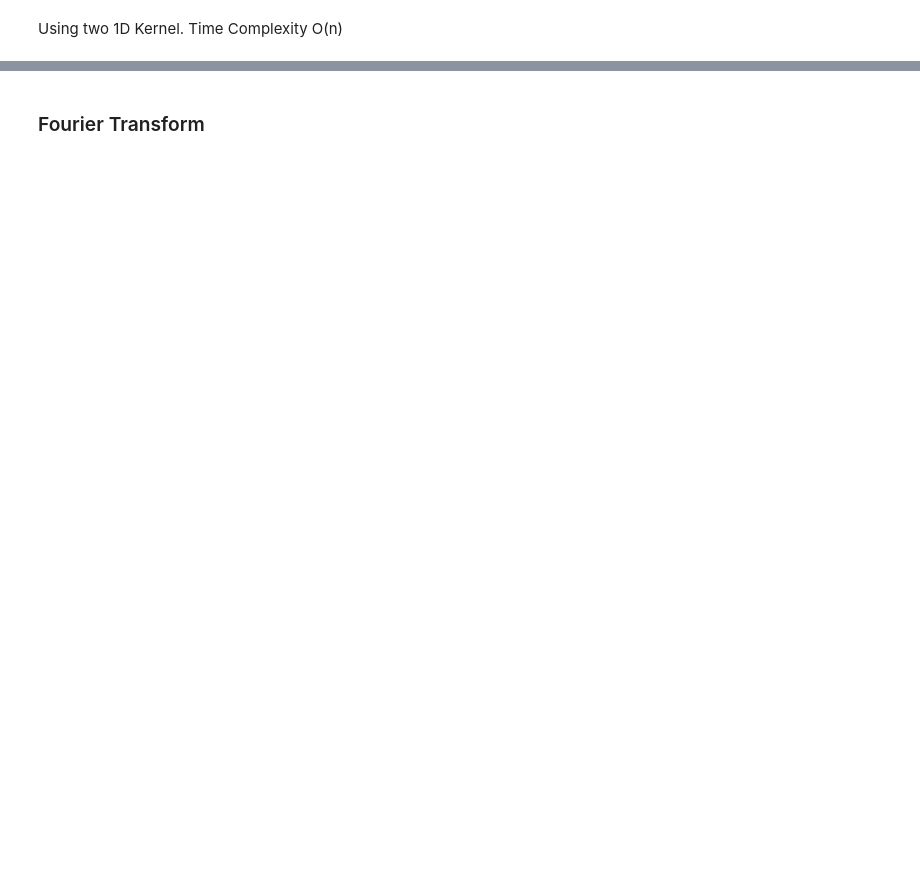
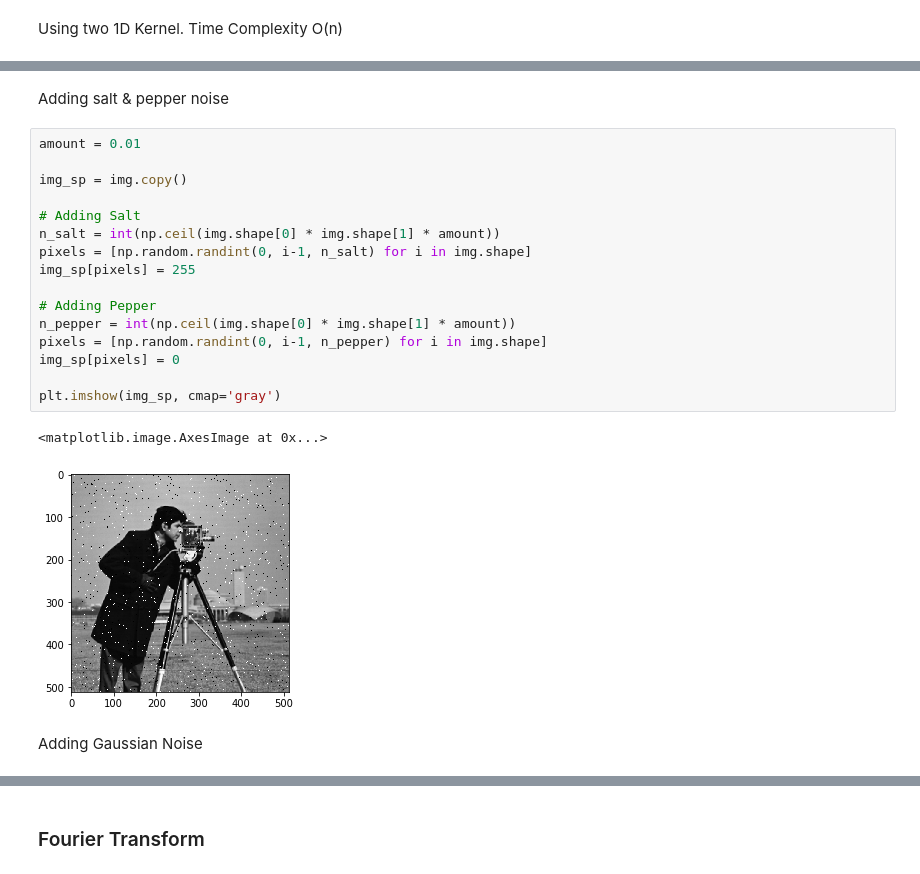
Before and after one commit to udbhav-sharma/CV, a Jupyter notebook: Experiments.ipynb, the cells around one changed output, grey strips where cells are left out. Drawn from its saved outputs; the diff is of its cells as text; blank space fills up the shorter version.

```diff
--- a/Experiments.ipynb
+++ b/Experiments.ipynb
@@ -234,0 +231,23 @@ Total time taken: 0.5140304565429688
+# %% [markdown]
+Adding salt & pepper noise
+# %%
+amount = 0.01
+
+img_sp = img.copy()
+
+# Adding Salt
+n_salt = int(np.ceil(img.shape[0] * img.shape[1] * amount))
+pixels = [np.random.randint(0, i-1, n_salt) for i in img.shape]
+img_sp[pixels] = 255
+
+# Adding Pepper
+n_pepper = int(np.ceil(img.shape[0] * img.shape[1] * amount))
+pixels = [np.random.randint(0, i-1, n_pepper) for i in img.shape]
+img_sp[pixels] = 0
+
+plt.imshow(img_sp, cmap='gray')
+# %% [output]
+<matplotlib.image.AxesImage at 0x...>
+[figure, added]
+# %% [markdown]
+Adding Gaussian Noise
```
Also changed, not shown: parts of 29 cells of this notebook.
